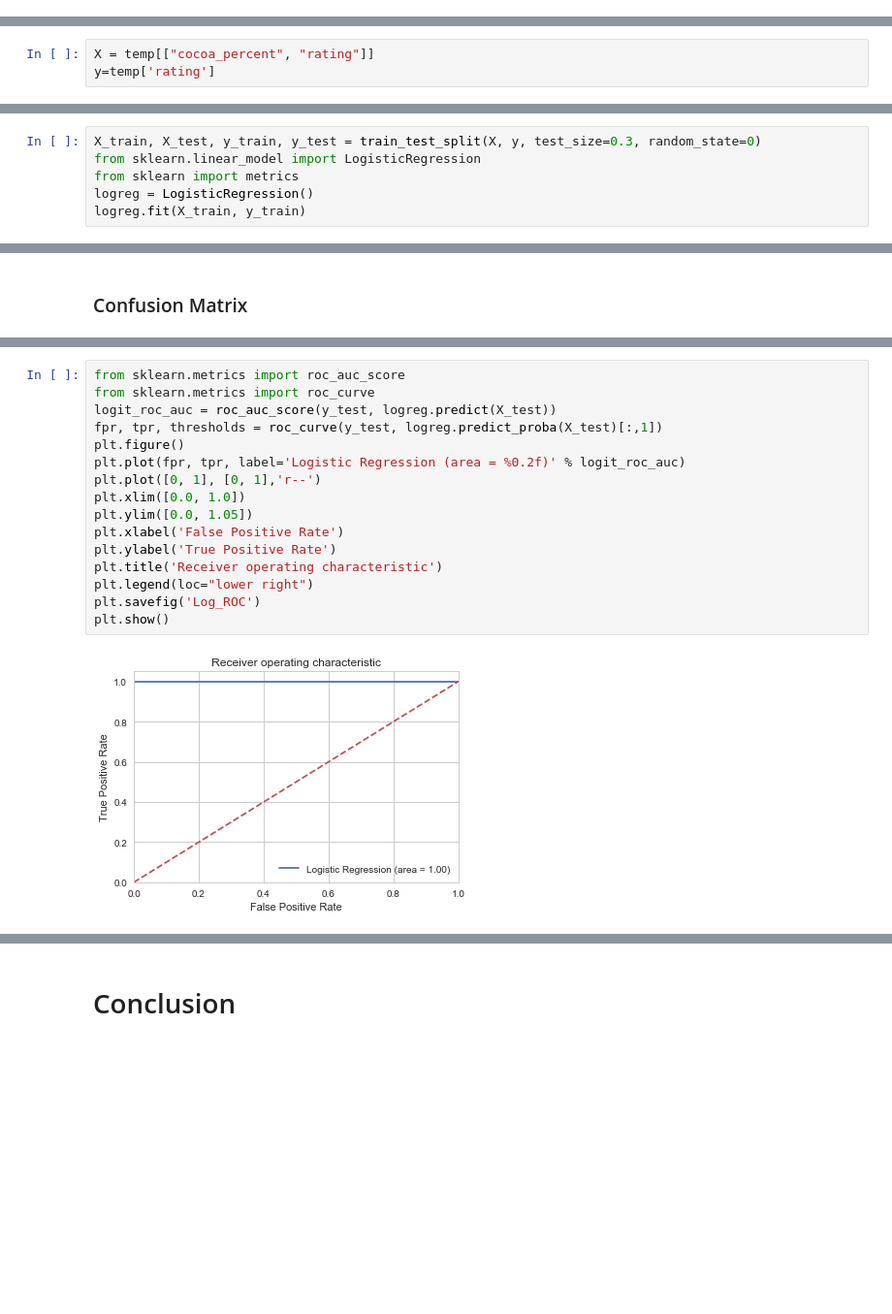
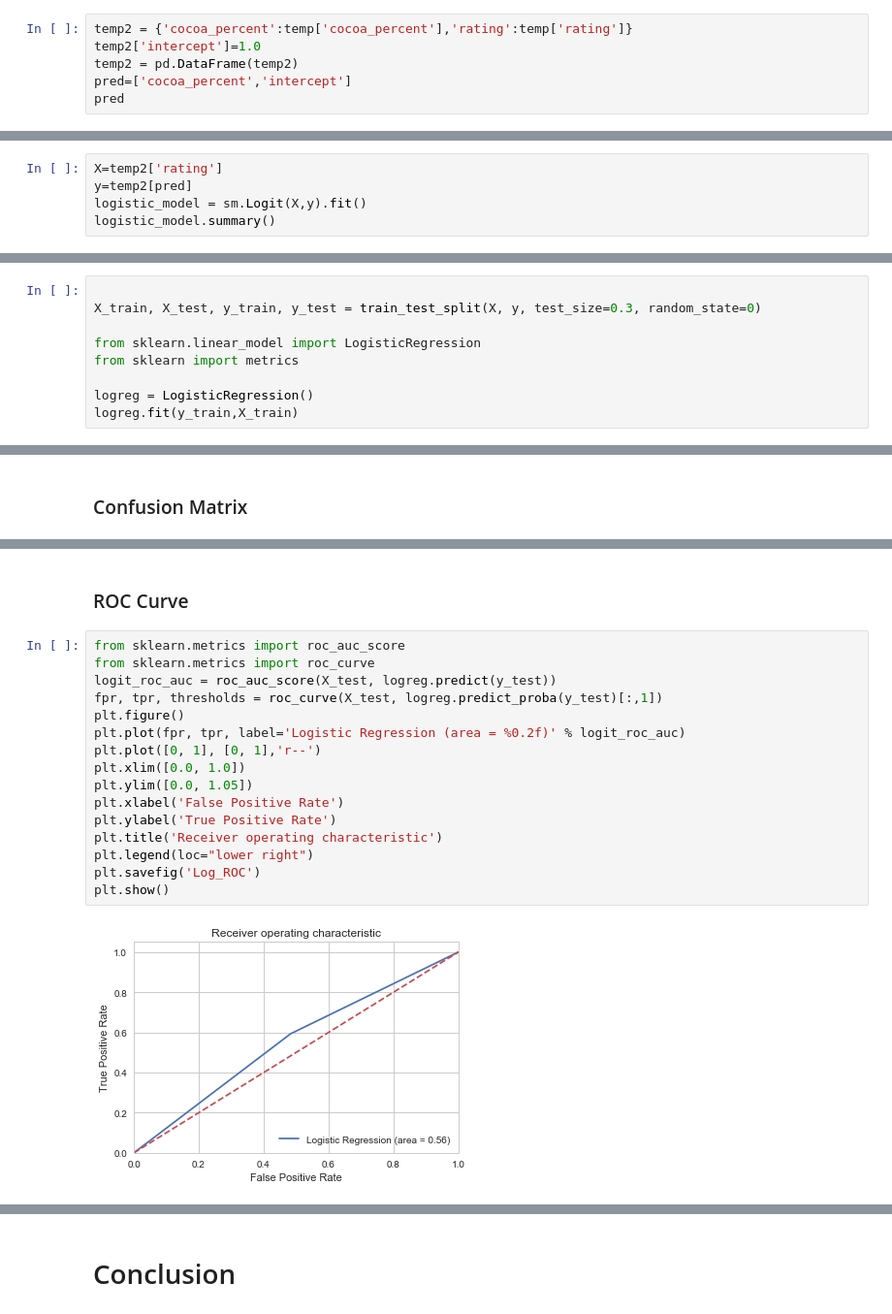
Before and after one commit to jennifermq/7390-Data-Sciences-and-Architecture, a Jupyter notebook: Assignment 2/Assignment 2_QingMu.ipynb, the cells around one changed output, grey strips where cells are left out. Shown: that part at 97% size. Cells and saved outputs as stored; diff of their text form; blank space fills up the shorter version.

```diff
--- a/Assignment 2/Assignment 2_QingMu.ipynb
+++ b/Assignment 2/Assignment 2_QingMu.ipynb
@@ -841,0 +841,6 @@ Logit Regression Results
+# %%
+temp2 = {'cocoa_percent':temp['cocoa_percent'],'rating':temp['rating']}
+temp2['intercept']=1.0
+temp2 = pd.DataFrame(temp2)
+pred=['cocoa_percent','intercept']
+pred
@@ -841,0 +849,5 @@ Logit Regression Results
+# %%
+X=temp2['rating']
+y=temp2[pred]
+logistic_model = sm.Logit(X,y).fit()
+logistic_model.summary()
@@ -864,8 +891,5 @@ plt.ylabel('Frequency of Chocolate Bar')
 plt.savefig('Bar_fre')
 # %% [output]
 [figure]
-# %%
-X = temp[["cocoa_percent", "rating"]]
-y=temp['rating']
 # %%
 import statsmodels.api as sm
@@ -893,9 +918,12 @@ quasi-separation. In this case some parameters will not be identified.
 # %%
+
 X_train, X_test, y_train, y_test = train_test_split(X, y, test_size=0.3, random_state=0)
+
 from sklearn.linear_model import LogisticRegression
 from sklearn import metrics
+
 logreg = LogisticRegression()
-logreg.fit(X_train, y_train)
+logreg.fit(y_train,X_train)
 # %% [output]
 LogisticRegression(C=1.0, class_weight=None, dual=False, fit_intercept=True,
           intercept_scaling=1, max_iter=100, multi_class='ovr', n_jobs=1,
@@ -940,21 +968,23 @@ avg / total       1.00      1.00      1.00       539
+# %% [markdown]
+### ROC Curve
 # %%
 from sklearn.metrics import roc_auc_score
 from sklearn.metrics import roc_curve
-logit_roc_auc = roc_auc_score(y_test, logreg.predict(X_test))
-fpr, tpr, thresholds = roc_curve(y_test, logreg.predict_proba(X_test)[:,1])
+logit_roc_auc = roc_auc_score(X_test, logreg.predict(y_test))
+fpr, tpr, thresholds = roc_curve(X_test, logreg.predict_proba(y_test)[:,1])
 plt.figure()
 plt.plot(fpr, tpr, label='Logistic Regression (area = %0.2f)' % logit_roc_auc)
 plt.plot([0, 1], [0, 1],'r--')
 plt.xlim([0.0, 1.0])
 plt.ylim([0.0, 1.05])
 plt.xlabel('False Positive Rate')
 plt.ylabel('True Positive Rate')
 plt.title('Receiver operating characteristic')
 plt.legend(loc="lower right")
 plt.savefig('Log_ROC')
 plt.show()
 # %% [output]
-[figure, old version]
+[figure, new version]
 # %% [markdown]
 * Is the relationship significant?
 > Not really.
```
Also changed, not shown: parts of 39 cells of this notebook.
